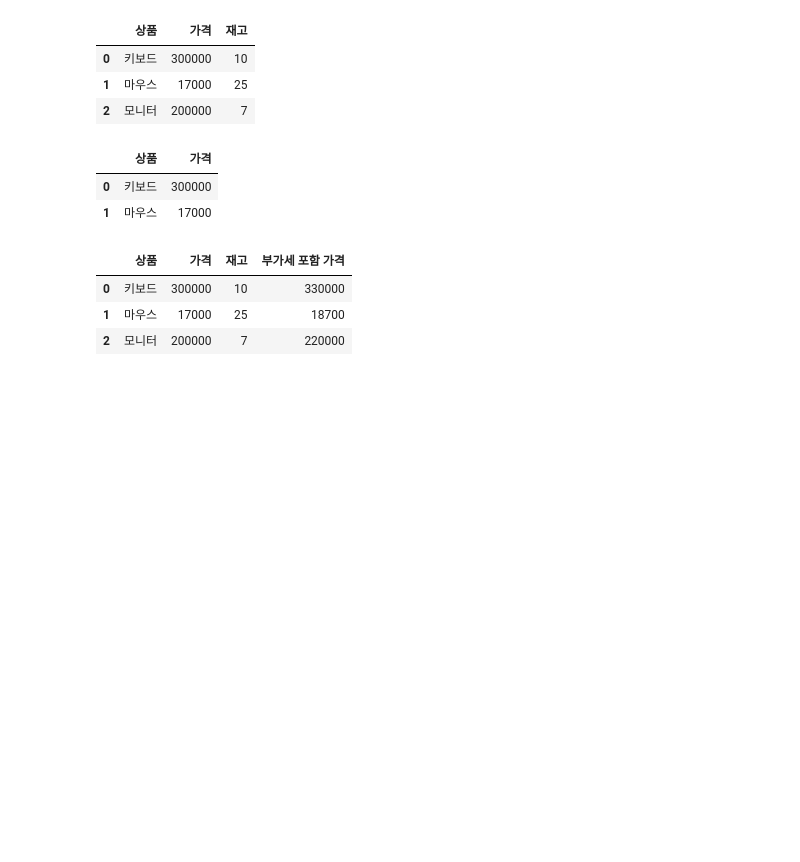
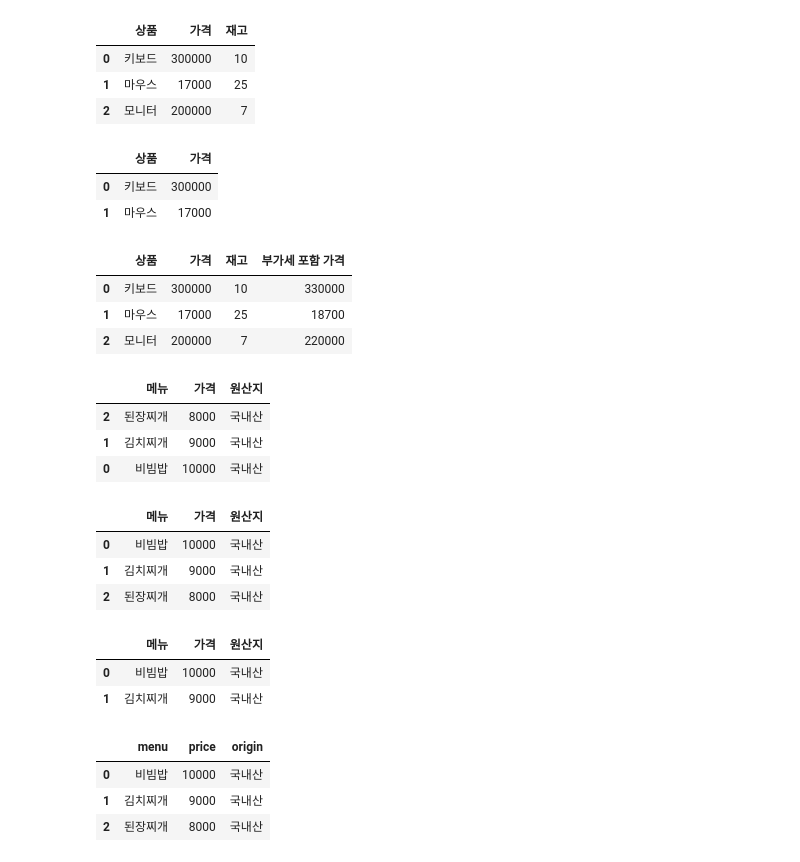
Before and after one commit to ddaeng2001/ML_JUPITER, a Jupyter notebook: notebooks/Ch00_PANDAS_BASIC/01PANDAS_INIT.ipynb, the cells around one changed output. Drawn from its saved outputs; the diff is of its cells as text; code cells hidden in the pictures; blank space fills up the shorter version.

```diff
--- a/notebooks/Ch00_PANDAS_BASIC/01PANDAS_INIT.ipynb
+++ b/notebooks/Ch00_PANDAS_BASIC/01PANDAS_INIT.ipynb
@@ -218,3 +218,38 @@ df
 | 0 | 키보드 | 300000 | 10 | 330000 |
 | 1 | 마우스 | 17000 | 25 | 18700 |
 | 2 | 모니터 | 200000 | 7 | 220000 |
+# %%
+# 가격 오름차순
+df_sorted_asc = df.sort_values(by='가격', ascending=True)
+df_sorted_asc
+
+# # 가격 내림차순
+df_sorted_desc = df.sort_values(by='가격', ascending=False)
+display(df_sorted_asc,df_sorted_desc)
+# %% [output]
+|  | 메뉴 | 가격 | 원산지 |
+| 2 | 된장찌개 | 8000 | 국내산 |
+| 1 | 김치찌개 | 9000 | 국내산 |
+| 0 | 비빔밥 | 10000 | 국내산 |
+|  | 메뉴 | 가격 | 원산지 |
+| 0 | 비빔밥 | 10000 | 국내산 |
+| 1 | 김치찌개 | 9000 | 국내산 |
+| 2 | 된장찌개 | 8000 | 국내산 |
+# %%
+# 원산지가 국내산이면서 가격이 9000 이상
+filtered = df[(df['원산지'] == '국내산') & (df['가격'] >= 9000)]
+            #시리즈에 대한 데이터프레임 가져오기
+filtered
+# %% [output]
+|  | 메뉴 | 가격 | 원산지 |
+| 0 | 비빔밥 | 10000 | 국내산 |
+| 1 | 김치찌개 | 9000 | 국내산 |
+# %%
+# 컬럼명 일괄 변경 예시
+df_renamed = df.rename(columns={'메뉴': 'menu', '가격': 'price', '원산지': 'origin'})
+df_renamed
+# %% [output]
+|  | menu | price | origin |
+| 0 | 비빔밥 | 10000 | 국내산 |
+| 1 | 김치찌개 | 9000 | 국내산 |
+| 2 | 된장찌개 | 8000 | 국내산 |
```
Also changed, not shown: 2 other files.
